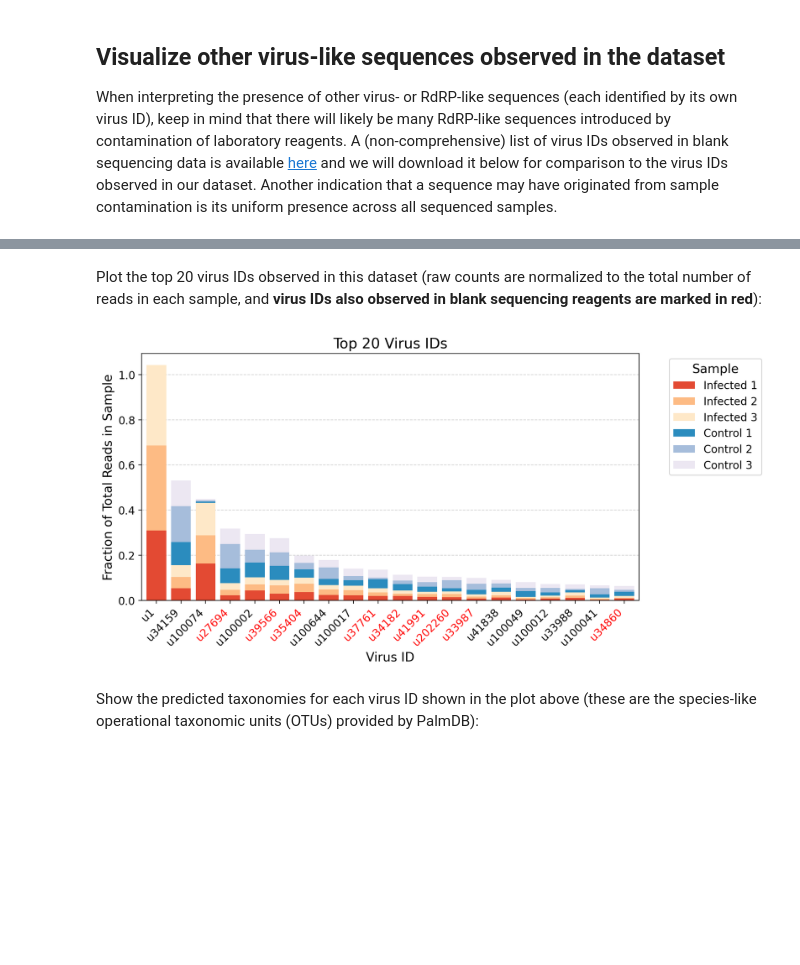
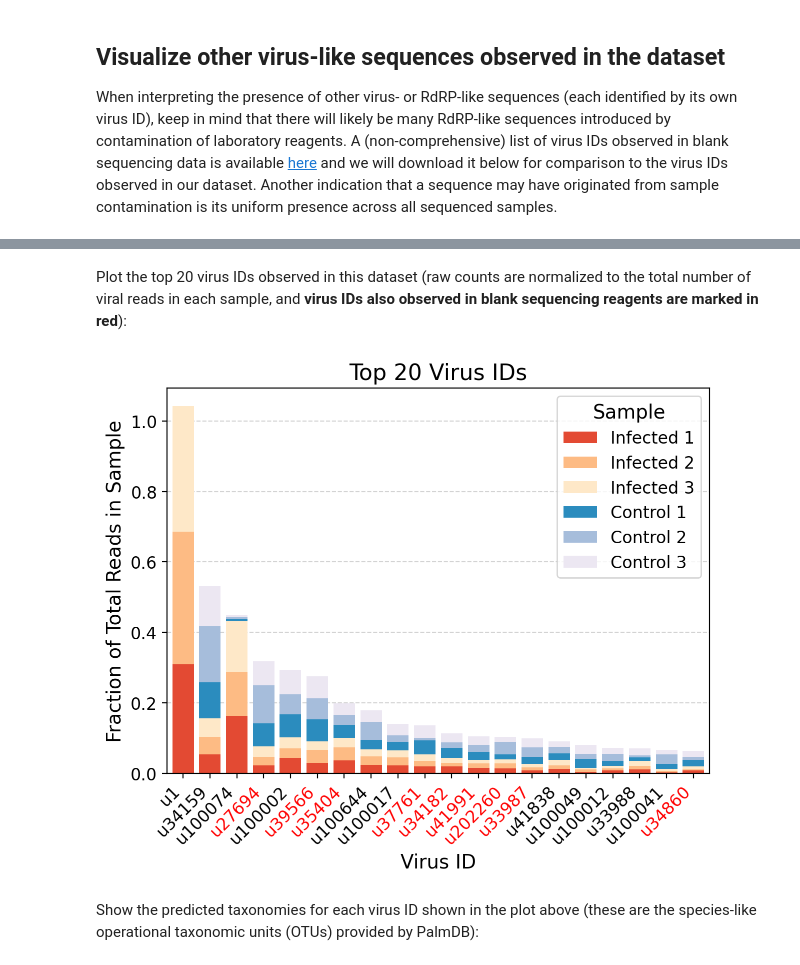
Before and after one commit to pachterlab/kb_docs, a Jupyter notebook: docs/source/translated/notebooks/virus_detection_bulk.ipynb, the cells around one changed output, grey strips where cells are left out. Drawn from its saved outputs; the diff is of its cells as text; code cells hidden in the pictures; blank space fills up the shorter version.

```diff
--- a/docs/source/translated/notebooks/virus_detection_bulk.ipynb
+++ b/docs/source/translated/notebooks/virus_detection_bulk.ipynb
@@ -357,7 +380,7 @@ array(['u1'], dtype=object)
 # %% [markdown]
 Create bar plot showing raw counts for SARS-CoV:
 # %%
-fig, ax = plt.subplots(figsize=(6, 7))
+fig, ax = plt.subplots(figsize=(5, 5))
 fontsize = 14
 width = 0.75
 
@@ -379,7 +402,7 @@ ax.set_yscale("symlog")
 ax.set_ylabel(f"Total counts for {target_ids[0]} (SARS-CoV))", fontsize=fontsize)
 # ax.set_xlabel("Sample", fontsize=fontsize)
 ax.set_xticks(x, x_labels, rotation=45, ha="right")
-ax.tick_params(axis="both", labelsize=fontsize)
+ax.tick_params(axis="both", labelsize=fontsize-2)
 ax.set_title(f"SARS-CoV-2 infected human\niPSC-derived cardiomyocytes", fontsize=fontsize+2)
 ax.grid(True, which="both", color="lightgray", ls="--", lw=1)
 ax.set_axisbelow(True)
@@ -427,7 +450,7 @@ total_raw_count_per 100%[===================>]  53.36K  --.-KB/s    in 0.01s
 | 4577 | 1.0 | u158491 |
 4578 rows × 2 columns
 # %% [markdown]
-Plot the top 20 virus IDs observed in this dataset (raw counts are normalized to the total number of reads in each sample, and **virus IDs also observed in blank sequencing reagents are marked in red**):
+Plot the top 20 virus IDs observed in this dataset (raw counts are normalized to the total number of viral reads in each sample, and **virus IDs also observed in blank sequencing reagents are marked in red**):
 # %%
 def plot_top_virs_stacked_bar(adata, top_n=20):
     # Convert sparse matrix to dense if needed
@@ -452,7 +475,7 @@ def plot_top_virs_stacked_bar(adata, top_n=20):
     sample_ids = adata.obs["sample"].values
 
     # Create a stacked bar plot
-    fig, ax = plt.subplots(figsize=(10, 5))
+    fig, ax = plt.subplots(figsize=(7, 5))
     colors = ['#e34a33', '#fdbb84', '#fee8c8', '#2b8cbe', '#a6bddb', '#ece7f2']
     fontsize = 14
 
@@ -465,35 +488,35 @@ def plot_top_virs_stacked_bar(adata, top_n=20):
             bottom=bar_bottom,
             color=colors[i % len(colors)],
             label=sample_id
         )
         bar_bottom += sample_fractions
 
     # Adjust figure labels and axes
     ax.set_title(f"Top {top_n} Virus IDs", fontsize=fontsize+2)
     ax.set_xlabel("Virus ID", fontsize=fontsize)
     ax.set_ylabel("Fraction of Total Reads in Sample", fontsize=fontsize)
     ax.set_xticklabels(top_virs, rotation=45, ha='right')
     # Mark virus IDs that have been observed in blank sequencing reagents in red
     for i, label in enumerate(top_virs):
         if label in blank_df["virus"].values:
             ax.get_xticklabels()[i].set_color('red')
-    ax.legend(title="Sample", bbox_to_anchor=(1.05, 1), loc='upper left', fontsize=fontsize-2, title_fontsize=fontsize)
+    ax.legend(title="Sample", loc='upper right', fontsize=fontsize-2, title_fontsize=fontsize)
     ax.tick_params(axis='both', which='major', labelsize=fontsize-2)
     ax.grid(axis='y', linestyle='--', color="lightgrey", alpha=1)
     ax.set_axisbelow(True)
     ax.margins(x=0.01)
     ax.set_ylim(0, np.max(bar_bottom) * 1.05)
 
     # Save figure
     fig.savefig("top_virus_IDs_per_sample.png", dpi=300, bbox_inches="tight")
 
     fig.show()
 
     return top_virs
 
 top_virs = plot_top_virs_stacked_bar(adata, top_n=20)
 # %% [output]
-[figure, old version]
+[figure, new version]
 # %% [markdown]
 Show the predicted taxonomies for each virus ID shown in the plot above (these are the species-like operational taxonomic units (OTUs) provided by PalmDB):
 # %%
```
Also changed, not shown: parts of 11 cells of this notebook.
